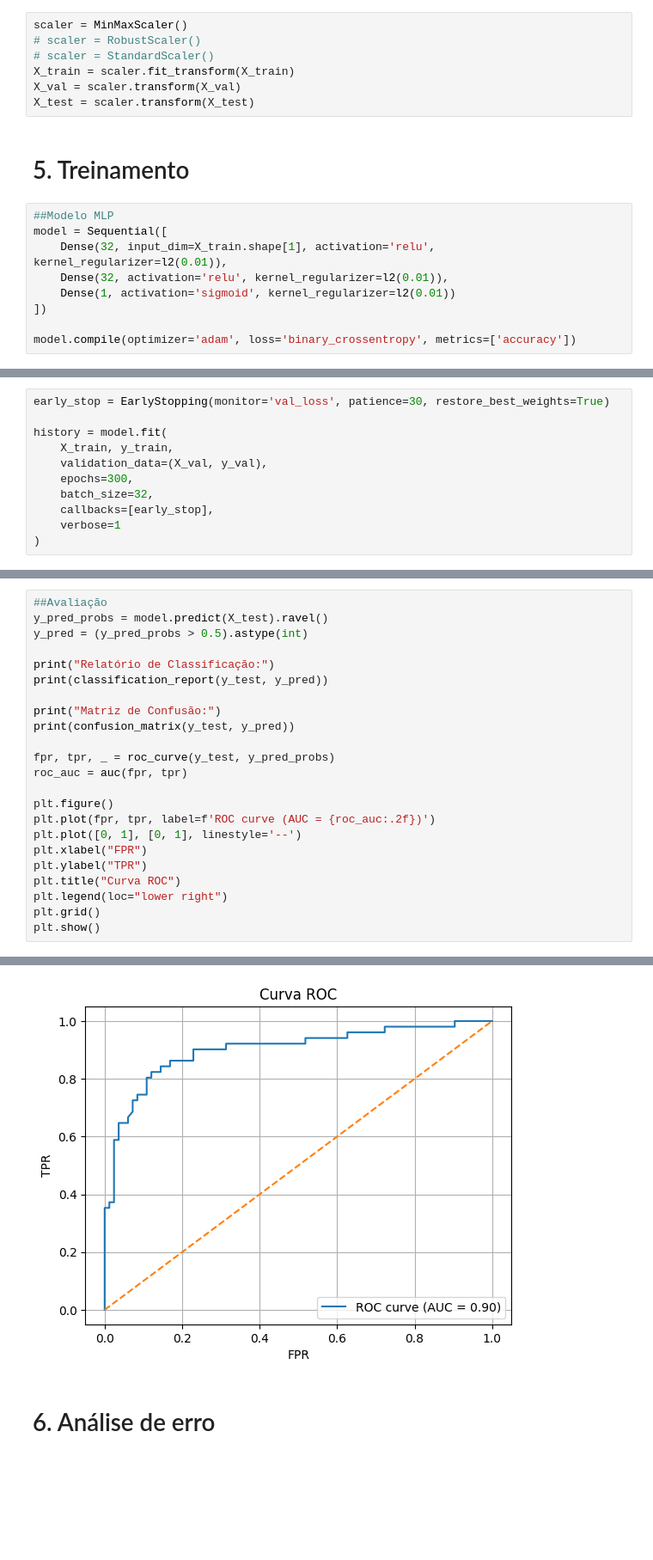
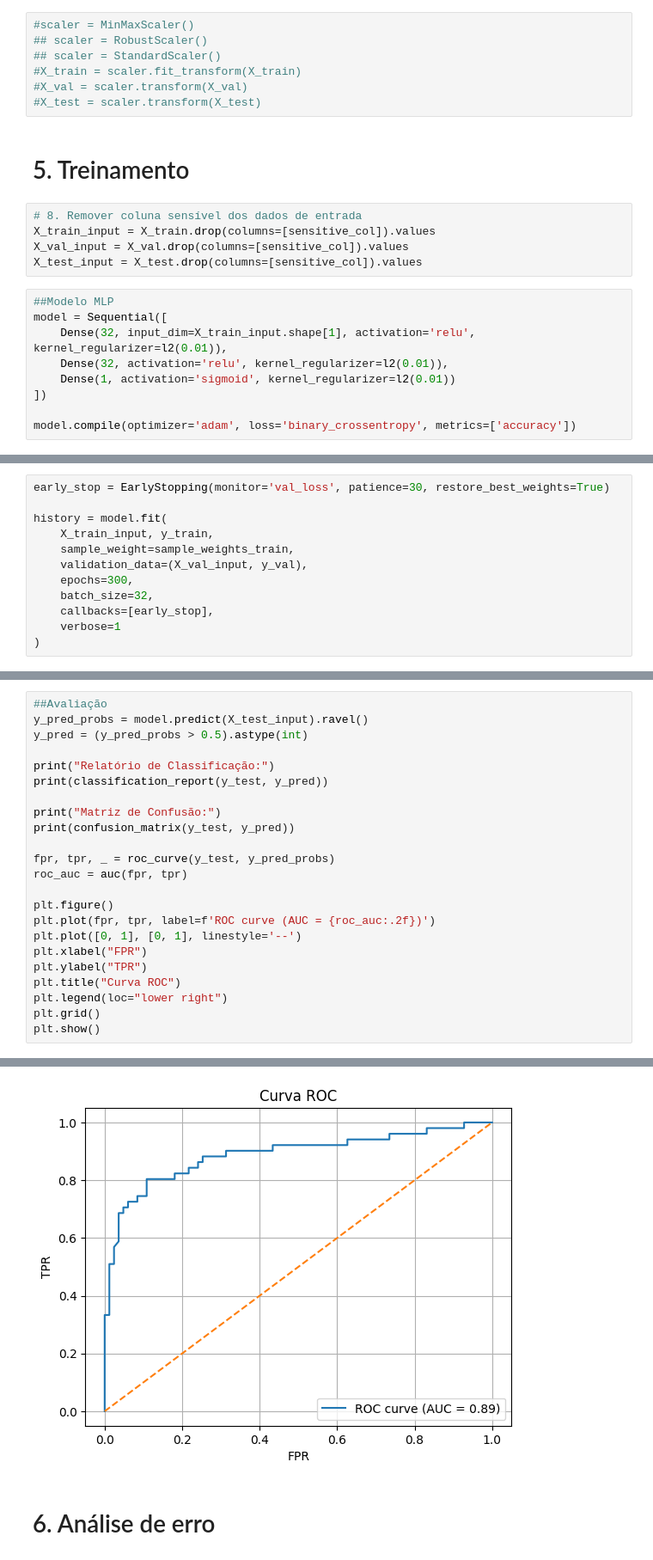
Before and after one commit to Redes-Neurais-2025-1/Titanic_Processig, a Jupyter notebook: model_trainer.ipynb, the cells around one changed output, grey strips where cells are left out. Shown at 86% size. Cells and saved outputs as stored; diff of their text form; blank space fills up the shorter version.

Commit message:
feat: Implementado sample_weitgh

```diff
--- a/model_trainer.ipynb
+++ b/model_trainer.ipynb
@@ -249,16 +255,21 @@ plt.show()
 # %%
-scaler = MinMaxScaler()
-# scaler = RobustScaler()
-# scaler = StandardScaler()
-X_train = scaler.fit_transform(X_train)
-X_val = scaler.transform(X_val)
-X_test = scaler.transform(X_test)
+#scaler = MinMaxScaler()
+## scaler = RobustScaler()
+## scaler = StandardScaler()
+#X_train = scaler.fit_transform(X_train)
+#X_val = scaler.transform(X_val)
+#X_test = scaler.transform(X_test)
 # %% [markdown]
 # 5. Treinamento
+# %%
+# 8. Remover coluna sensível dos dados de entrada
+X_train_input = X_train.drop(columns=[sensitive_col]).values
+X_val_input = X_val.drop(columns=[sensitive_col]).values
+X_test_input = X_test.drop(columns=[sensitive_col]).values
 # %%
 ##Modelo MLP
 model = Sequential([
-    Dense(32, input_dim=X_train.shape[1], activation='relu', kernel_regularizer=l2(0.01)),
+    Dense(32, input_dim=X_train_input.shape[1], activation='relu', kernel_regularizer=l2(0.01)),
     Dense(32, activation='relu', kernel_regularizer=l2(0.01)),
     Dense(1, activation='sigmoid', kernel_regularizer=l2(0.01))
 ])
@@ -272,8 +279,9 @@ Skipping registering GPU devices...
 early_stop = EarlyStopping(monitor='val_loss', patience=30, restore_best_weights=True)
 
 history = model.fit(
-    X_train, y_train,
-    validation_data=(X_val, y_val),
+    X_train_input, y_train,
+    sample_weight=sample_weights_train,
+    validation_data=(X_val_input, y_val),
     epochs=300,
     batch_size=32,
     callbacks=[early_stop],
@@ -322,6 +330,6 @@ plt.show()
 # %%
 ##Avaliação
-y_pred_probs = model.predict(X_test).ravel()
+y_pred_probs = model.predict(X_test_input).ravel()
 y_pred = (y_pred_probs > 0.5).astype(int)
 
 print("Relatório de Classificação:")
@@ -360,4 +368,4 @@ Matriz de Confusão:
-[figure, old version]
+[figure, new version]
 # %% [markdown]
 # 6. Análise de erro
 # %%
```
Also changed, not shown: parts of 28 cells of this notebook, 2 other files.
